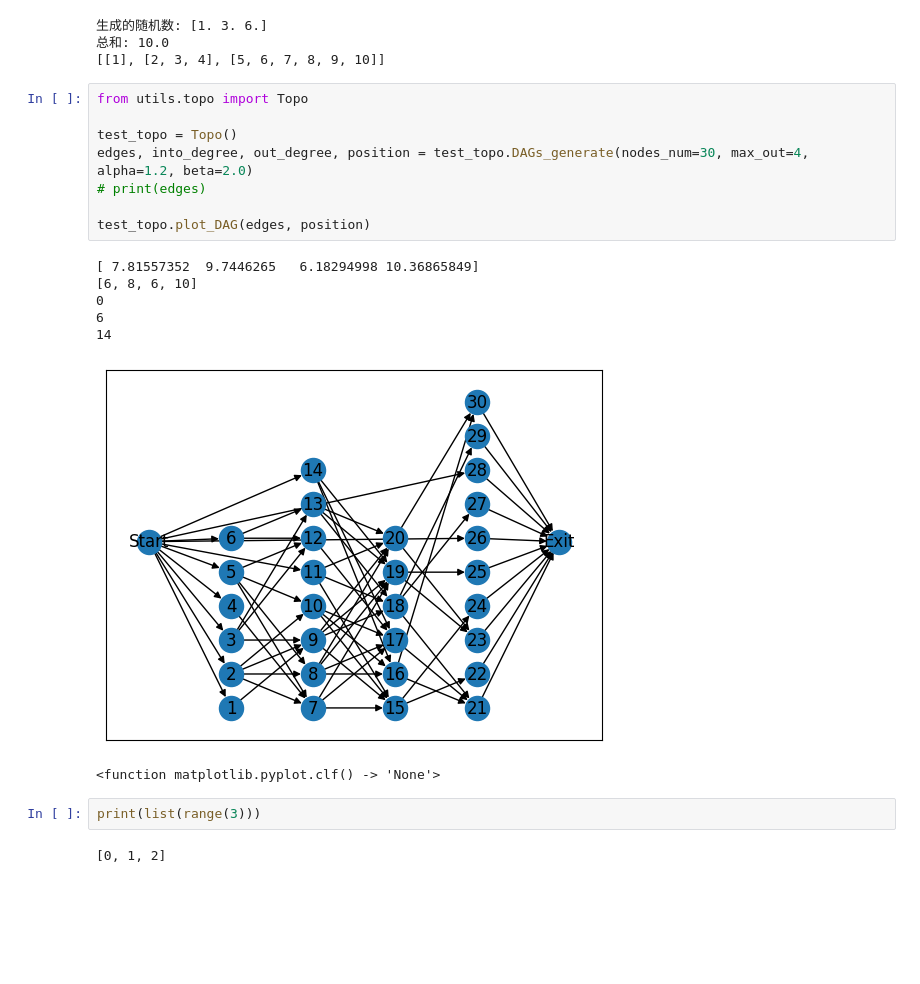
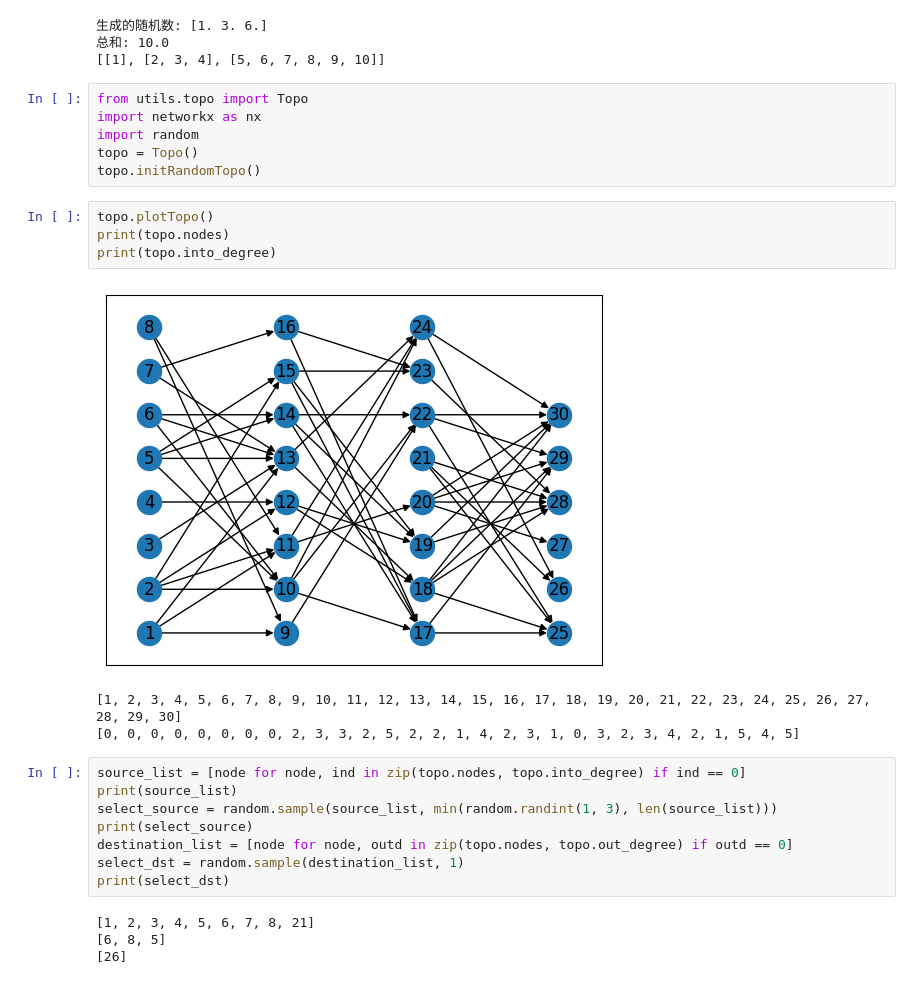
Before and after one commit to wehyy/tsn-smt, a Jupyter notebook: smt.ipynb, the cells around one changed output. Saved outputs shown, nothing was run; the diff lists cells and outputs as text; blank space fills up the shorter version.

```diff
--- a/smt.ipynb
+++ b/smt.ipynb
@@ -131,23 +131,29 @@ print(dag_list)
 生成的随机数: [1. 3. 6.]
 总和: 10.0
 [[1], [2, 3, 4], [5, 6, 7, 8, 9, 10]]
-# %%
-from utils.topo import Topo
-
-test_topo = Topo()
-edges, into_degree, out_degree, position = test_topo.DAGs_generate(nodes_num=30, max_out=4, alpha=1.2, beta=2.0)
-# print(edges)
-
-test_topo.plot_DAG(edges, position)
-# %% [output]
-[ 7.81557352  9.7446265   6.18294998 10.36865849]
-[6, 8, 6, 10]
-0
-6
-14
-[figure, removed]
-<function matplotlib.pyplot.clf() -> 'None'>
-# %%
-print(list(range(3)))
-# %% [output]
-[0, 1, 2]
+# %%
+from utils.topo import Topo
+import networkx as nx
+import random
+topo = Topo()
+topo.initRandomTopo()
+# %%
+topo.plotTopo()
+print(topo.nodes)
+print(topo.into_degree)
+# %% [output]
+[figure, added]
+[1, 2, 3, 4, 5, 6, 7, 8, 9, 10, 11, 12, 13, 14, 15, 16, 17, 18, 19, 20, 21, 22, 23, 24, 25, 26, 27, 28, 29, 30]
+[0, 0, 0, 0, 0, 0, 0, 0, 2, 3, 3, 2, 5, 2, 2, 1, 4, 2, 3, 1, 0, 3, 2, 3, 4, 2, 1, 5, 4, 5]
+# %%
+source_list = [node for node, ind in zip(topo.nodes, topo.into_degree) if ind == 0]
+print(source_list)
+select_source = random.sample(source_list, min(random.randint(1, 3), len(source_list)))
+print(select_source)
+destination_list = [node for node, outd in zip(topo.nodes, topo.out_degree) if outd == 0]
+select_dst = random.sample(destination_list, 1)
+print(select_dst)
+# %% [output]
+[1, 2, 3, 4, 5, 6, 7, 8, 21]
+[6, 8, 5]
+[26]
```
Also changed, not shown: parts of 3 cells of this notebook, 6 other files.
